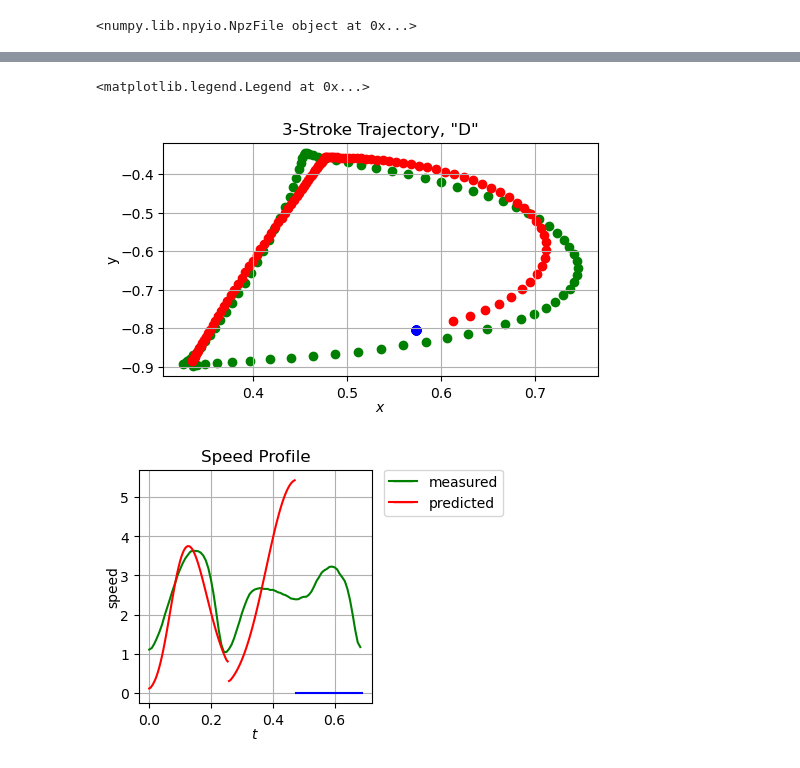
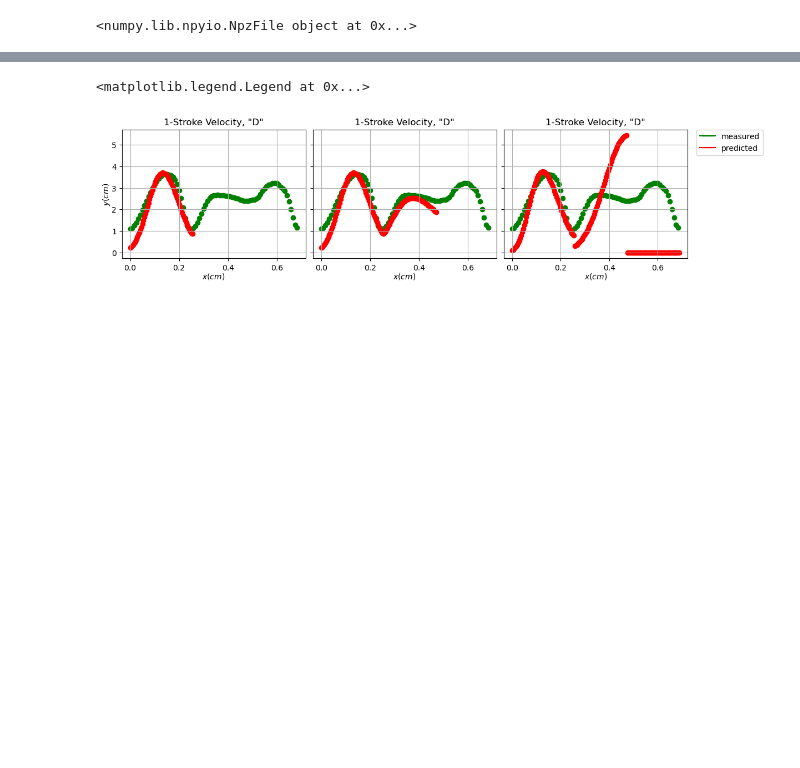
Before and after one commit to gchenfc/art_skills, a Jupyter notebook: python/Sln_alphabet.ipynb, the cells around one changed output, grey strips where cells are left out. Drawn from its saved outputs; the diff is of its cells as text; code cells hidden in the pictures; blank space fills up the shorter version.

Commit message:
Updated the plotting in te notebook, showing s1-3

```diff
--- a/python/Sln_alphabet.ipynb
+++ b/python/Sln_alphabet.ipynb
@@ -64,49 +121,48 @@ v_gt3 = np.sqrt(np.sum((np.gradient(np.array([x_gt3,y_gt3]), axis=1)/(1/120/2))*
 # %%
-# Plotting
-blk_ln = mlines.Line2D([], [], color='black', marker='_',
-                       markersize=15, label='measured')
-green_pt = mlines.Line2D([], [], color='green', marker='_',
-                         markersize=15, label='measured')
-red_pt = mlines.Line2D([], [], color='red', marker='_',
-                       markersize=15, label='predicted')
-yellow_ln = mlines.Line2D([], [], color='yellow', marker='_',
-                          markersize=15, label='error')
+fig, axs = plt.subplots(1,3, figsize=(12,3), sharey=True)
+axs[0].set_title('1-Stroke Velocity, "D"')
+axs[0].grid(visible=1)
+axs[0].scatter(t, velocity, c='g')
+axs[0].scatter(gt1_t1, gt1_v1, c='r')
+axs[0].set_xlabel('$x (cm)$',labelpad=0)
+axs[0].set_ylabel('$y (cm)$',labelpad=0)
 
-fig, ax = plt.subplots()
-plt.title('3-Stroke Trajectory, "D"')
-plt.grid(visible=1)
-plt.scatter(x, y, c='g')
-plt.scatter(x_gt1, y_gt1, c='r')
-plt.scatter(x_gt2, y_gt2, c='r')
-plt.scatter(x_gt3, y_gt3, c='b')
-plt.xlabel('$x$', labelpad=0)
-plt.ylabel('y', labelpad=0)
+axs[1].set_title('1-Stroke Velocity, "D"')
+axs[1].grid(visible=1)
+axs[1].scatter(t, velocity, c='g')
+axs[1].scatter(gt2_t1, gt2_v1, c='r')
+axs[1].scatter(gt2_t2, gt2_v2, c='r')
+axs[1].set_xlabel('$x (cm)$',labelpad=0)
 
-fig, ax = plt.subplots()
-plt.title('Speed Profile')
-plt.grid(visible=1)
-# for i, s in enumerate(strokes):
-#     plt.fill_between(t, 0, s, where=s > 0, facecolor='grey', alpha=0.5)
-#plt.plot(t_nt, velocity, 'g')
-plt.plot(t, velocity, 'g')
-plt.plot(t_gt1, v_gt1, 'r')
-plt.plot(t_gt2, v_gt2, 'r')
-plt.plot(t_gt3, v_gt3, 'b')
-# plt.scatter(tm, v, c='g')
-# plt.scatter(tm, V, c='r')
-# for i in range(len(px)):
-#     lineXdata = (tm[i], tm[i])  # same X
-#     lineYdata = (v[i], V[i])  # different Y
-#     plt.plot(lineXdata, lineYdata, c='y')
-plt.xlabel('$t$', labelpad=0)
-plt.ylabel('speed', labelpad=0)
-ax.set_box_aspect(1)
+axs[2].set_title('1-Stroke Velocity, "D"')
+axs[2].grid(visible=1)
+axs[2].scatter(t, velocity, c='g')
+axs[2].scatter(gt3_t1, gt3_v1, c='r')
+axs[2].scatter(gt3_t2, gt3_v2, c='r')
+axs[2].scatter(gt3_t3, gt3_v3, c='r')
+axs[2].set_xlabel('$x (cm)$',labelpad=0)
+
 plt.legend(handles=[green_pt, red_pt],
            bbox_to_anchor=(1.05, 1), loc=2, borderaxespad=0.)
+
+# fig, ax = plt.subplots()
+# plt.title('Speed Profile')
+# plt.grid(visible=1)
+# # for i, s in enumerate(strokes):
+# #     plt.fill_between(t, 0, s, where=s > 0, facecolor='grey', alpha=0.5)
+# #plt.plot(t_nt, velocity, 'g')
+# plt.plot(t, velocity, 'g')
+# plt.plot(t_gt1, v_gt1, 'r')
+# plt.plot(t_gt2, v_gt2, 'r')
+# #plt.plot(t_gt3, v_gt3, 'b')
+# plt.xlabel('$t$', labelpad=0)
+# plt.ylabel('speed', labelpad=0)
+# ax.set_box_aspect(1)
+# plt.legend(handles=[green_pt, red_pt],
+#            bbox_to_anchor=(1.05, 1), loc=2, borderaxespad=0.)
 # %% [output]
 <matplotlib.legend.Legend at 0x...>
-[figure, old version]
+[figure, new version]
-[figure, removed]
 # %%
 # plt.scatter(px, py, c='g')
 # plt.scatter(Xx, Xy, c='r')
```
Also changed, not shown: parts of 3 cells of this notebook, 4 other files.
